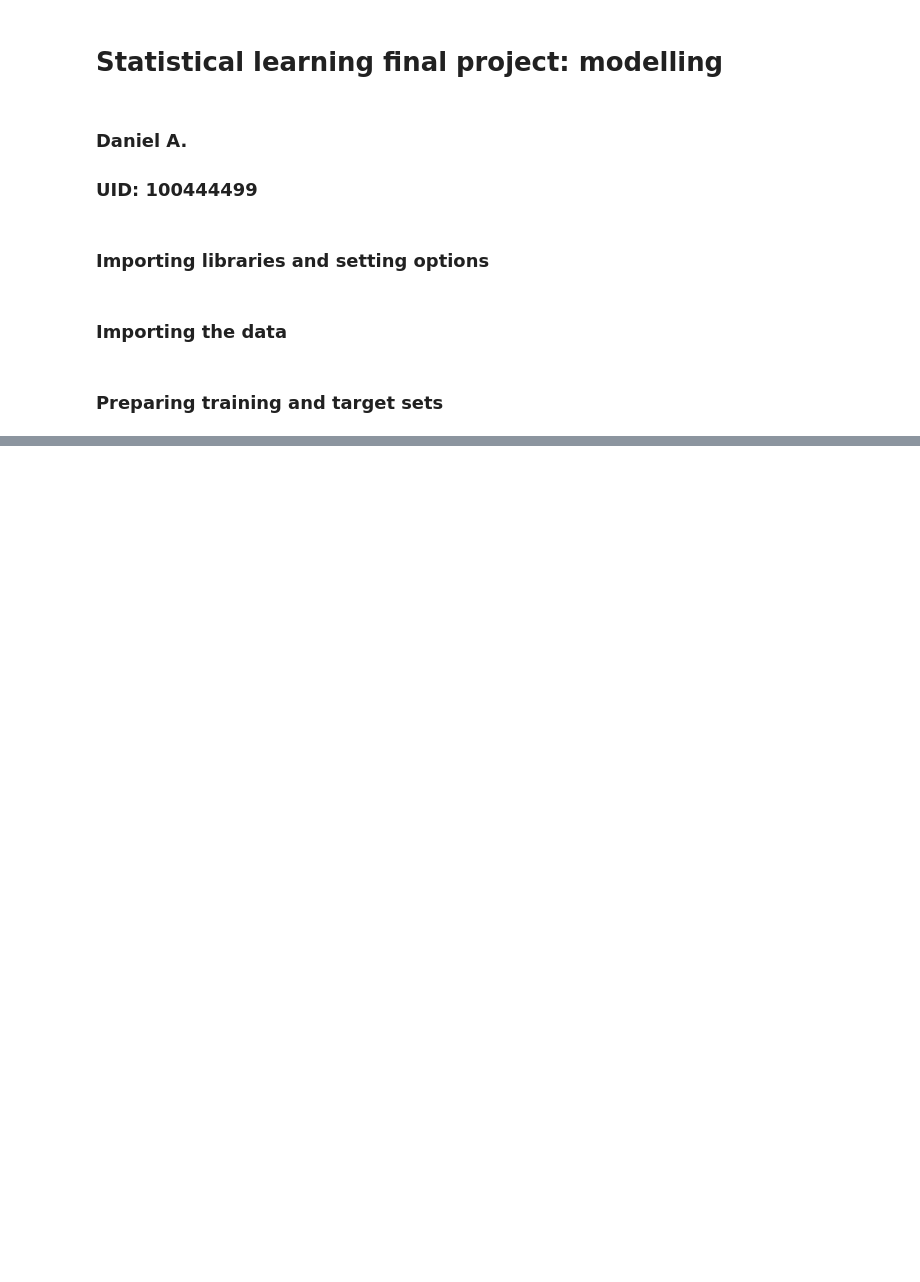
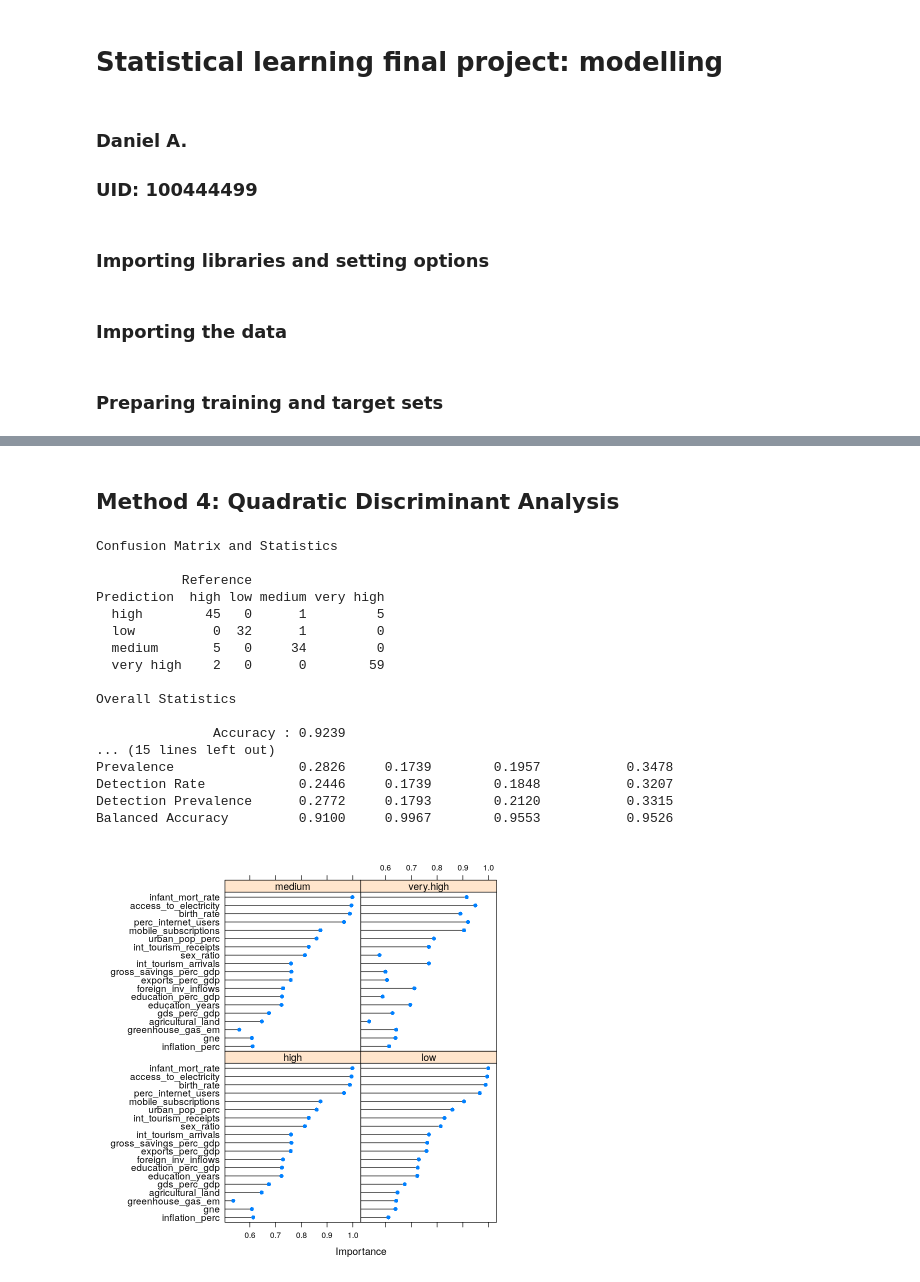
Before and after one commit to dreth/UC3MStatisticalLearning, a Jupyter notebook: notebooks/models.ipynb, the cells around one changed output, grey strips where cells are left out. Drawn from its saved outputs; the diff is of its cells as text; code cells hidden in the pictures; blank space fills up the shorter version.

```diff
--- a/notebooks/models.ipynb
+++ b/notebooks/models.ipynb
@@ -84,0 +173,36 @@ Balanced Accuracy         0.9047     0.9367        0.8198           0.9250
+# %% [markdown]
+## Method 4: Quadratic Discriminant Analysis
+# %%
+qdafit <- train(hdi_cat ~ .,
+                method = "qda",
+                data = data,
+                preProcess = c("center", "scale"),
+                metric = "Accuracy",
+                tuneGrid = expand.grid(gamma = seq(0, 1, 0.1),
+                    lambda = seq(0, 1, 0.1)),
+                trControl = control)
+
+qdapred <- predict(qdafit, data)
+confusionMatrix(qdapred, data$hdi_cat)
+
+qdaimp <- varImp(qdafit, scale = F)
+plot(qdaimp, scales = list(y = list(cex = .95)))
+# %% [output]
+Confusion Matrix and Statistics
+
+           Reference
+Prediction  high low medium very high
+  high        45   0      1         5
+  low          0  32      1         0
+  medium       5   0     34         0
+  very high    2   0      0        59
+
+Overall Statistics
+
+               Accuracy : 0.9239
+... (15 lines left out)
+Prevalence                0.2826     0.1739        0.1957           0.3478
+Detection Rate            0.2446     0.1739        0.1848           0.3207
+Detection Prevalence      0.2772     0.1793        0.2120           0.3315
+Balanced Accuracy         0.9100     0.9967        0.9553           0.9526
+[figure, added]
```
Also changed, not shown: parts of 17 cells of this notebook, 5 other files.
